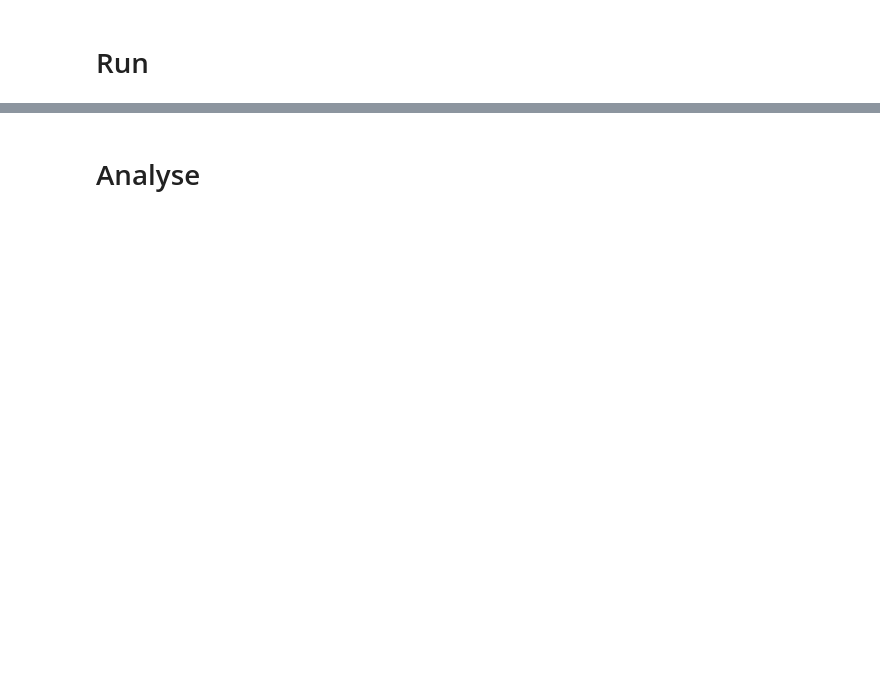
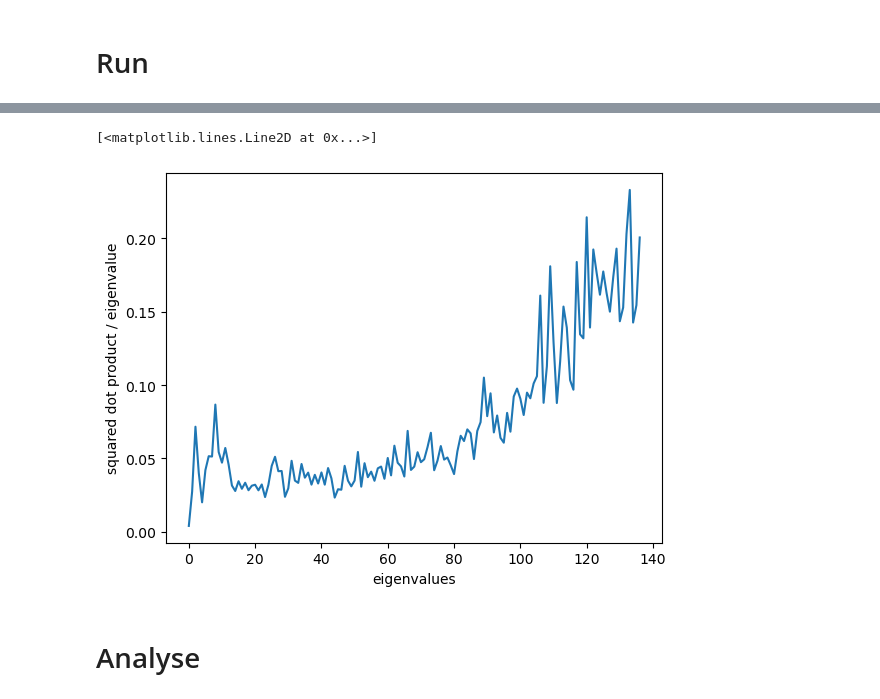
Before and after one commit to scastedo/wishart-process, a Jupyter notebook: test_run_data.ipynb, the cells around one changed output, grey strips where cells are left out. Saved outputs shown, nothing was run; the diff lists cells and outputs as text; code cells hidden in the pictures; blank space fills up the shorter version.

```diff
--- a/test_run_data.ipynb
+++ b/test_run_data.ipynb
@@ -391,0 +497,13 @@ joint.update_params(varfam.posterior)
+# %%
+posterior = models.NormalGaussianWishartPosterior(joint, varfam, X_FULL)
+mean_orig_mode, sigma_orig_mode, _= posterior.mode(X_FULL)
+# %%
+small_degree = 36
+angles_small = jnp.linspace(0, C1, small_degree, endpoint=False)
+X_FULL_SMALL = jnp.column_stack([
+    jnp.repeat(angles_small, C2),
+    jnp.tile(sfs, small_degree),
+])
+mu_test_hat, _, _ = posterior.mode(X_FULL_SMALL)
+if mu_test_hat.shape[0] != small_degree * C2:
+    mu_test_hat =mu_test_hat.transpose()
@@ -392,3 +526,25 @@ joint.update_params(varfam.posterior)
+# %%
+overlaps = output['dot_prod']# Should be (n_angles, n_angles-1, n_sfs, total_k, repeats)
+eigs = output['top_evals']# should be (n_angles, n_sfs, total_k, repeats)
+
+dx = 0
+average_eigs = np.nanmean(eigs, axis=(0,1,3))
+average_overlaps = np.nanmean(overlaps[:,dx,:,:,:], axis=(0,1,3))
+# plt.plot(average_eigs[3:], average_overlaps[3:], marker='o')
+# plt.plot(average_overlaps/average_eigs)
+plt.xlabel('eigenvalues')
+plt.ylabel('squared dot product / eigenvalue')
+
+overlaps_small = output['dot_prod_small']# Should be (n_angles, n_sfs, total_k, repeats)
+eigs_small = output['top_evals']# should be (n_angles, n_sfs, total_k, repeats)
+average_eigs_small = np.nanmean(eigs_small, axis=(0,1,3))
+average_overlaps_small = np.nanmean(overlaps_small, axis=(0,1,3))
+# plt.plot(average_eigs_small[3:], average_overlaps_small[3:], marker='o')
+plt.plot(average_overlaps_small/average_eigs_small)
+# plt.ylim(0,0.5)
+# %% [output]
+[<matplotlib.lines.Line2D at 0x...>]
+[figure, added]
 # %% [markdown]
 # Analyse
 # %%
```
Also changed, not shown: parts of 32 cells of this notebook, 2 other files.
